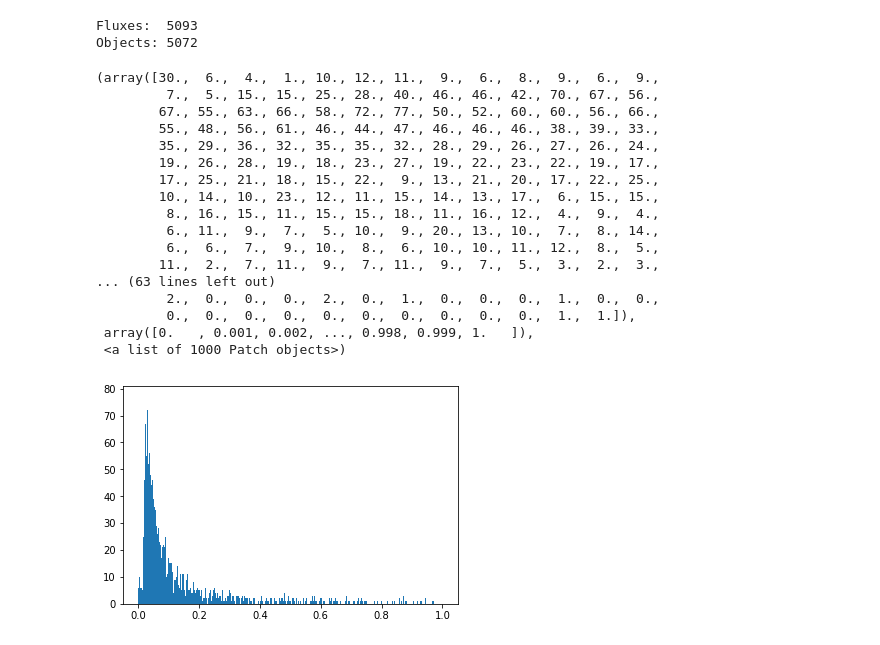
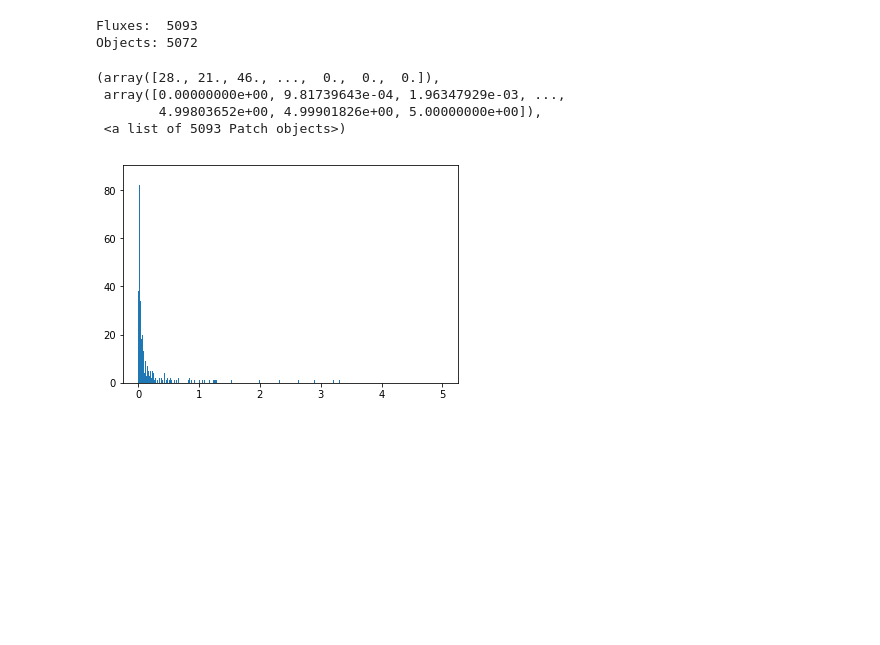
Before and after one commit to tiseever/ASTR_119_Final_Project, a Jupyter notebook: Test_Source_Detection.ipynb, the cells around one changed output. Cells and saved outputs as stored; diff of their text form; code cells hidden in the pictures; blank space fills up the shorter version.

```diff
--- a/Test_Source_Detection.ipynb
+++ b/Test_Source_Detection.ipynb
@@ -320,24 +321,11 @@ Objects: 5072
 # %%
 from astropy import visualization as vis
 
 # supposed to have ~1950 bins, but the outlier at the array's start makes it impossible
-vis.hist(fluxes,1000,range=(0,1))
+vis.hist(fluxes,5093,range=(0,5))
 # %% [output]
-(array([30.,  6.,  4.,  1., 10., 12., 11.,  9.,  6.,  8.,  9.,  6.,  9.,
-         7.,  5., 15., 15., 25., 28., 40., 46., 46., 42., 70., 67., 56.,
-        67., 55., 63., 66., 58., 72., 77., 50., 52., 60., 60., 56., 66.,
-        55., 48., 56., 61., 46., 44., 47., 46., 46., 46., 38., 39., 33.,
-        35., 29., 36., 32., 35., 35., 32., 28., 29., 26., 27., 26., 24.,
-        19., 26., 28., 19., 18., 23., 27., 19., 22., 23., 22., 19., 17.,
-        17., 25., 21., 18., 15., 22.,  9., 13., 21., 20., 17., 22., 25.,
-        10., 14., 10., 23., 12., 11., 15., 14., 13., 17.,  6., 15., 15.,
-         8., 16., 15., 11., 15., 15., 18., 11., 16., 12.,  4.,  9.,  4.,
-         6., 11.,  9.,  7.,  5., 10.,  9., 20., 13., 10.,  7.,  8., 14.,
-         6.,  6.,  7.,  9., 10.,  8.,  6., 10., 10., 11., 12.,  8.,  5.,
-        11.,  2.,  7., 11.,  9.,  7., 11.,  9.,  7.,  5.,  3.,  2.,  3.,
-... (63 lines left out)
-         2.,  0.,  0.,  0.,  2.,  0.,  1.,  0.,  0.,  0.,  1.,  0.,  0.,
-         0.,  0.,  0.,  0.,  0.,  0.,  0.,  0.,  0.,  0.,  1.,  1.]),
- array([0.   , 0.001, 0.002, ..., 0.998, 0.999, 1.   ]),
- <a list of 1000 Patch objects>)
+(array([28., 21., 46., ...,  0.,  0.,  0.]),
+ array([0.00000000e+00, 9.81739643e-04, 1.96347929e-03, ...,
+        4.99803652e+00, 4.99901826e+00, 5.00000000e+00]),
+ <a list of 5093 Patch objects>)
-[figure, old version]
+[figure, new version]
```
Also changed, not shown: parts of 5 cells of this notebook, 1 other file.
